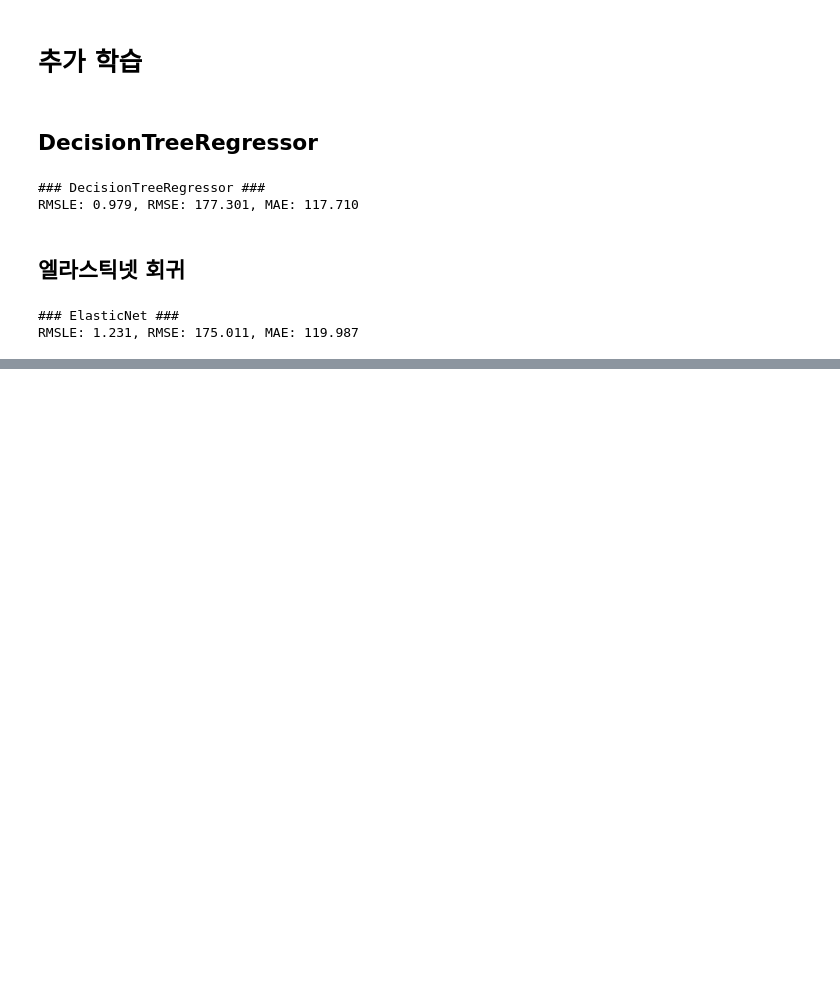
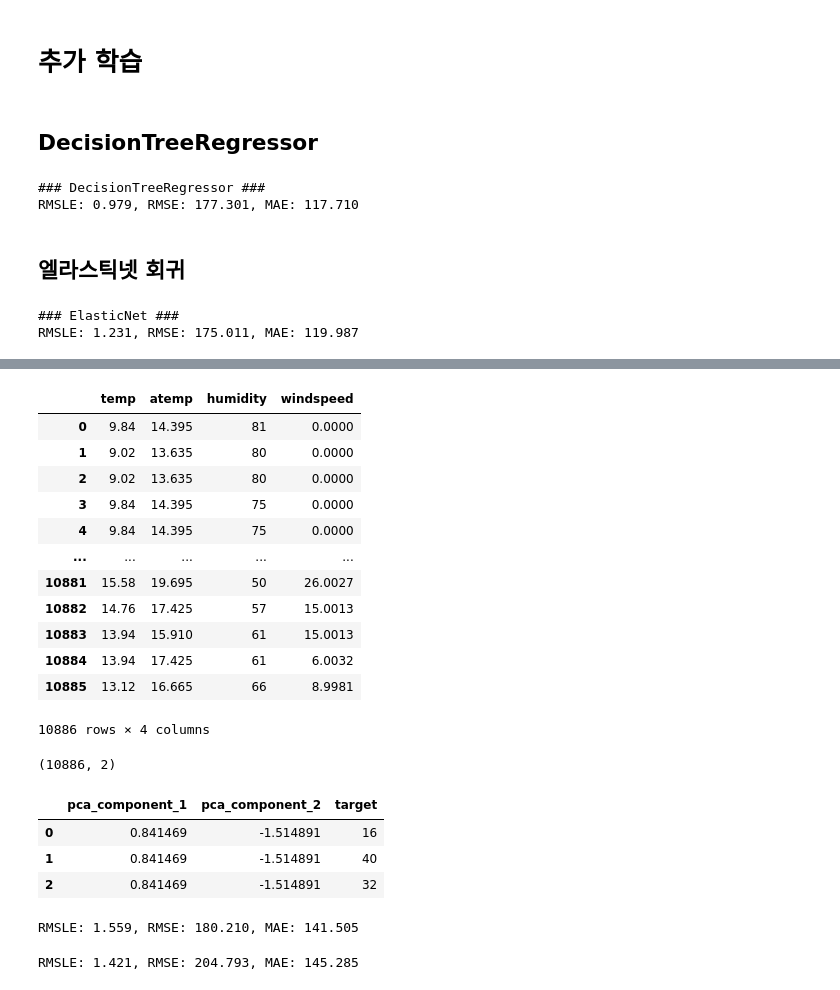
Before and after one commit to JungRyung/AI_class, a Jupyter notebook: Machine-Learning/ch05_exercise.ipynb, the cells around one changed output, grey strips where cells are left out. Drawn from its saved outputs; the diff is of its cells as text; code cells hidden in the pictures; blank space fills up the shorter version.

Commit message:
update regression

```diff
--- a/Machine-Learning/ch05_exercise.ipynb
+++ b/Machine-Learning/ch05_exercise.ipynb
@@ -282,0 +301,16 @@ RMSLE: 1.231, RMSE: 175.011, MAE: 119.987
+# %%
+bike_df.iloc[:,4:8]
+# %% [output]
+|  | temp | atemp | humidity | windspeed |
+| 0 | 9.84 | 14.395 | 81 | 0.0000 |
+| 1 | 9.02 | 13.635 | 80 | 0.0000 |
+| 2 | 9.02 | 13.635 | 80 | 0.0000 |
+| 3 | 9.84 | 14.395 | 75 | 0.0000 |
+| 4 | 9.84 | 14.395 | 75 | 0.0000 |
+| ... | ... | ... | ... | ... |
+| 10881 | 15.58 | 19.695 | 50 | 26.0027 |
+| 10882 | 14.76 | 17.425 | 57 | 15.0013 |
+| 10883 | 13.94 | 15.910 | 61 | 15.0013 |
+| 10884 | 13.94 | 17.425 | 61 | 6.0032 |
+| 10885 | 13.12 | 16.665 | 66 | 8.9981 |
+10886 rows × 4 columns
@@ -282,0 +322,56 @@ RMSLE: 1.231, RMSE: 175.011, MAE: 119.987
+# %%
+from sklearn.decomposition import PCA
+
+## PCA 클래스를 사용해서 2차원으로 변환
+pca = PCA(n_components=2)
+
+pca.fit(bike_scaled)
+bike_pca = pca.transform(bike_scaled)
+print(bike_pca.shape)
+# %% [output]
+(10886, 2)
+# %%
+# PCA 변환된 데이터의 칼럼 명을 각각 pca_component_1, pca_component_2로 명명
+pca_columns = ['pca_component_1','pca_component_2']
+bikeDF_pca = pd.DataFrame(bike_pca, columns=pca_columns)
+bikeDF_pca['target']=bike_df['count']
+bikeDF_pca.head(3)
+# %% [output]
+|  | pca_component_1 | pca_component_2 | target |
+| 0 | 0.841469 | -1.514891 | 16 |
+| 1 | 0.841469 | -1.514891 | 40 |
+| 2 | 0.841469 | -1.514891 | 32 |
+# %%
+y_target = bikeDF_pca['target']
+X_features = bikeDF_pca.drop(['target'], axis=1, inplace=False)
+
+X_train, X_test, y_train, y_test = train_test_split(X_features, y_target, test_size=0.3, random_state=0)
+
+lr_reg = LinearRegression()
+lr_reg.fit(X_train, y_train)
+pred = lr_reg.predict(X_test)
+
+evaluate_regr(y_test, pred)
+# %% [output]
+RMSLE: 1.559, RMSE: 180.210, MAE: 141.505
+# %%
+# 다시 학습
+# 타깃 칼럼인 count 값을 log1p로 로그 변환
+y_target_log = np.log1p(y_target)
+
+# 로그 변환된 y_target_log를 반영해 학습/테스트 데이터 세트 분할
+X_train, X_test, y_train, y_test = train_test_split(X_features, y_target_log, test_size=0.3, random_state=0)
+
+lr_reg = LinearRegression()
+lr_reg.fit(X_train, y_train)
+pred = lr_reg.predict(X_test)
+
+# 테스트 데이터 세트의 Target 값은 로그 변환됐으므로 다시 expm1을 이용해 원래 스케일로 변환
+y_test_exp = np.expm1(y_test)
+
+# 예측값 역시 로그 변환된 타깃 기반으로 학습돼 예측됐으므로 다시 expm1로 스케일 변환
+pred_exp = np.expm1(pred)
+
+evaluate_regr(y_test_exp, pred_exp)
+# %% [output]
+RMSLE: 1.421, RMSE: 204.793, MAE: 145.285
```
Also changed, not shown: parts of 3 cells of this notebook.
